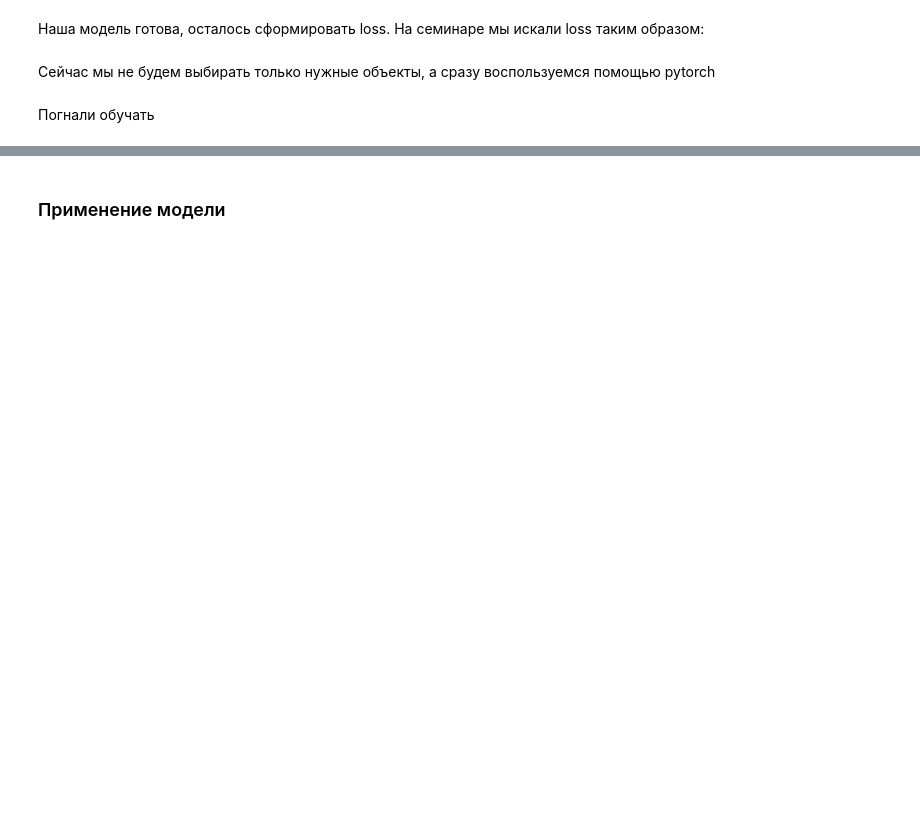
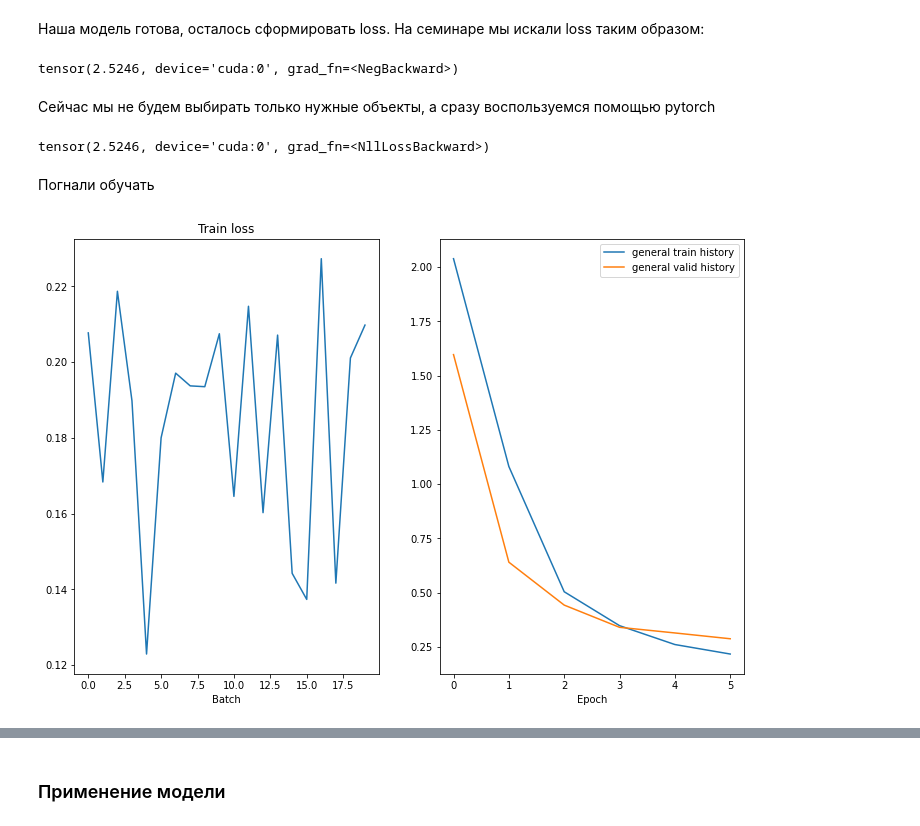
Before and after one commit to ahtyamovdanil/DLS_NLP, a Jupyter notebook: [homework]language_model.ipynb, the cells around one changed output, grey strips where cells are left out. Drawn from its saved outputs; the diff is of its cells as text; code cells hidden in the pictures; blank space fills up the shorter version.

```diff
--- a/[homework]language_model.ipynb
+++ b/[homework]language_model.ipynb
@@ -382,2 +364,0 @@ array([list(['ADP', 'PRON', 'VERB', 'ADP', 'NOUN', '.', 'VERB', 'PRON', 'DET', '
-# %%
-output = my_model.predict(input_test)
@@ -581,7 +558,8 @@ TAG = Field(unk_token=None) # все токены нам извсетны
 # создаем примеры
 examples = []
 for words, tags in pos_data:
-    examples.append(torchtext.data.Example.fromlist([list(words), list(tags)], fields=[('words', WORD), ('tags', TAG)]))
+    examples.append(torchtext.data.Example.fromlist([list(words), list(tags)],
+                                                    fields=[('words', WORD), ('tags', TAG)]))
 # %% [markdown]
 Теперь формируем наш датасет
 # %%
@@ -653,10 +653,10 @@ class LSTMTagger(nn.Module):
         super().__init__()
 
 
-        self.embeddings = '''your code'''
+        self.embeddings = nn.Embedding(input_dim, emb_dim)
         self.dropout = nn.Dropout(p=dropout)
 
-        self.rnn = nn.LSTM('''your code''')
+        self.rnn = nn.LSTM(emb_dim, hid_dim, num_layers=2, bidirectional=bidirectional)
         self.tag = nn.Linear((1 + bidirectional) * hid_dim, output_dim)
 
     def forward(self, sent):
@@ -664,24 +664,24 @@ class LSTMTagger(nn.Module):
         #sent = [sent len, batch size]
 
         # не забываем применить dropout к embedding
-        embedded = self.dropout('''your code''')
+        embedded = self.dropout(self.embeddings(sent))
 
         output, _ = self.rnn(embedded)
         #output = [sent len, batch size, hid dim * n directions]
-
-        prediction = self.tag('''your code''')
+        #print(output.shape)
+        prediction = self.tag(output)
 
         return prediction
 
 # параметры модели
 INPUT_DIM = len(WORD.vocab)
 OUTPUT_DIM = len(TAG.vocab)
-EMB_DIM = '''your code'''
-HID_DIM = '''your code'''
+EMB_DIM = 200
+HID_DIM = 500
 DROPOUT = 0.5
-BIDIRECTIONAL = '''your code'''
+BIDIRECTIONAL = True
 
-model = LSTMTagger('''your code''').to(device)
+model = LSTMTagger(INPUT_DIM, EMB_DIM, HID_DIM, OUTPUT_DIM, DROPOUT, BIDIRECTIONAL).to(device)
 
 # инициализируем веса
 def init_weights(m):
@@ -705,11 +713,15 @@ for x in train_iterator:
 output = model(x.words)
 logp = torch.gather(F.log_softmax(output, -1), dim=2, index=x.tags[:,:,None])
 -logp.mean()
+# %% [output]
+tensor(2.5246, device='cuda:0', grad_fn=<NegBackward>)
 # %% [markdown]
 Сейчас мы не будем выбирать только нужные объекты, а сразу воспользуемся помощью pytorch
 # %%
 criterion = nn.CrossEntropyLoss()
 criterion(output.view(-1, output.shape[-1]), x.tags.view(-1))
+# %% [output]
+tensor(2.5246, device='cuda:0', grad_fn=<NllLossBackward>)
 # %% [markdown]
 Погнали обучать
 # %%
@@ -724,22 +736,23 @@ def train(model, iterator, optimizer, criterion, clip, train_history=None, valid
     history = []
     for i, batch in enumerate(iterator):
 
-       '''your code'''
+        input = batch.words
+        tags = batch.tags
 
         optimizer.zero_grad()
 
-        output = model('''your code''')
+        output = model(input)
 
         #tags = [sent len, batch size]
         #output = [sent len, batch size, output dim]
 
-        output = '''your code'''
+        output = output.view(-1, output.shape[2])
         tags = tags.view(-1)
 
         #tags = [sent len * batch size]
         #output = [sent len * batch size, output dim]
 
-        loss = criterion('''your code''')
+        loss = criterion(output, tags)
 
         loss.backward()
 
@@ -782,20 +795,21 @@ def evaluate(model, iterator, criterion):
 
         for i, batch in enumerate(iterator):
 
-            '''your code'''
+            input = batch.words
+            tags= batch.tags
 
-            output = model('''your code''')
+            output = model(input)
 
             #tags = [sent len, batch size]
             #output = [sent len, batch size, output dim]
 
-            output = '''your code'''
+            output = output.view(-1, output.shape[2])
             tags = tags.view(-1)
 
             #tags = [sent len * batch size]
             #output = [sent len * batch size, output dim]
 
-            loss = criterion('''your code''')
+            loss = criterion(output, tags)
 
             epoch_loss += loss.item()
 
@@ -814,32 +828,34 @@ matplotlib.rcParams.update({'figure.figsize': (16, 12), 'font.size': 14})
 import matplotlib.pyplot as plt
 %matplotlib inline
 from IPython.display import clear_output
 
 train_history = []
 valid_history = []
 
-N_EPOCHS = '''your code'''
-CLIP = '''your code'''
+N_EPOCHS = 7
+CLIP = 1
 
 best_valid_loss = float('inf')
 
 for epoch in range(N_EPOCHS):
 
     start_time = time.time()
 
     train_loss = train(model, train_iterator, optimizer, criterion, CLIP, train_history, valid_history)
     valid_loss = evaluate(model, valid_iterator, criterion)
 
     end_time = time.time()
 
     epoch_mins, epoch_secs = epoch_time(start_time, end_time)
 
     if valid_loss < best_valid_loss:
         best_valid_loss = valid_loss
         torch.save(model.state_dict(), 'best-val-model.pt')
 
     train_history.append(train_loss)
     valid_history.append(valid_loss)
     print(f'Epoch: {epoch+1:02} | Time: {epoch_mins}m {epoch_secs}s')
     print(f'\tTrain Loss: {train_loss:.3f} | Train PPL: {math.exp(train_loss):7.3f}')
     print(f'\t Val. Loss: {valid_loss:.3f} |  Val. PPL: {math.exp(valid_loss):7.3f}')
+# %% [output]
+[figure, added]
```
Also changed, not shown: parts of 33 cells of this notebook.
